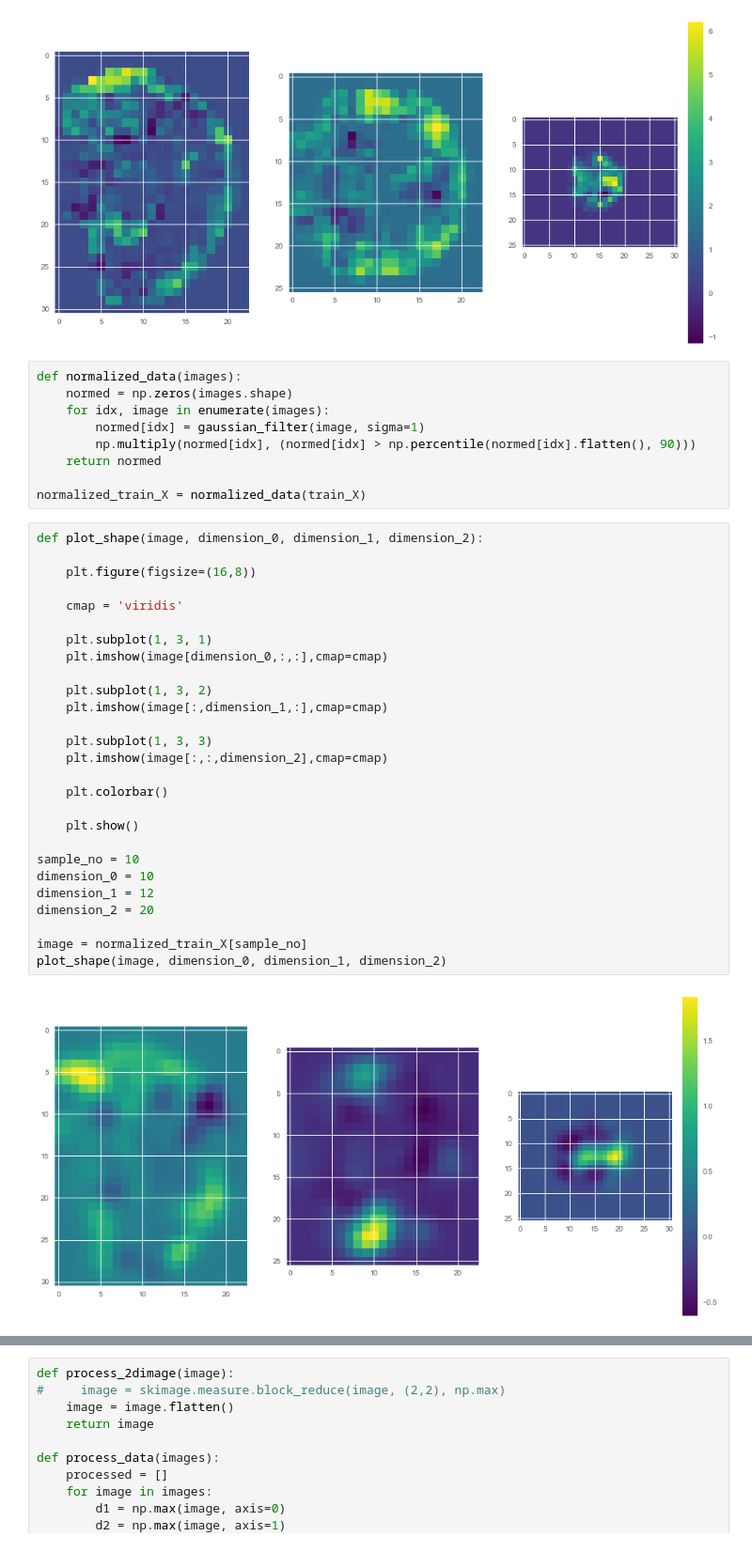
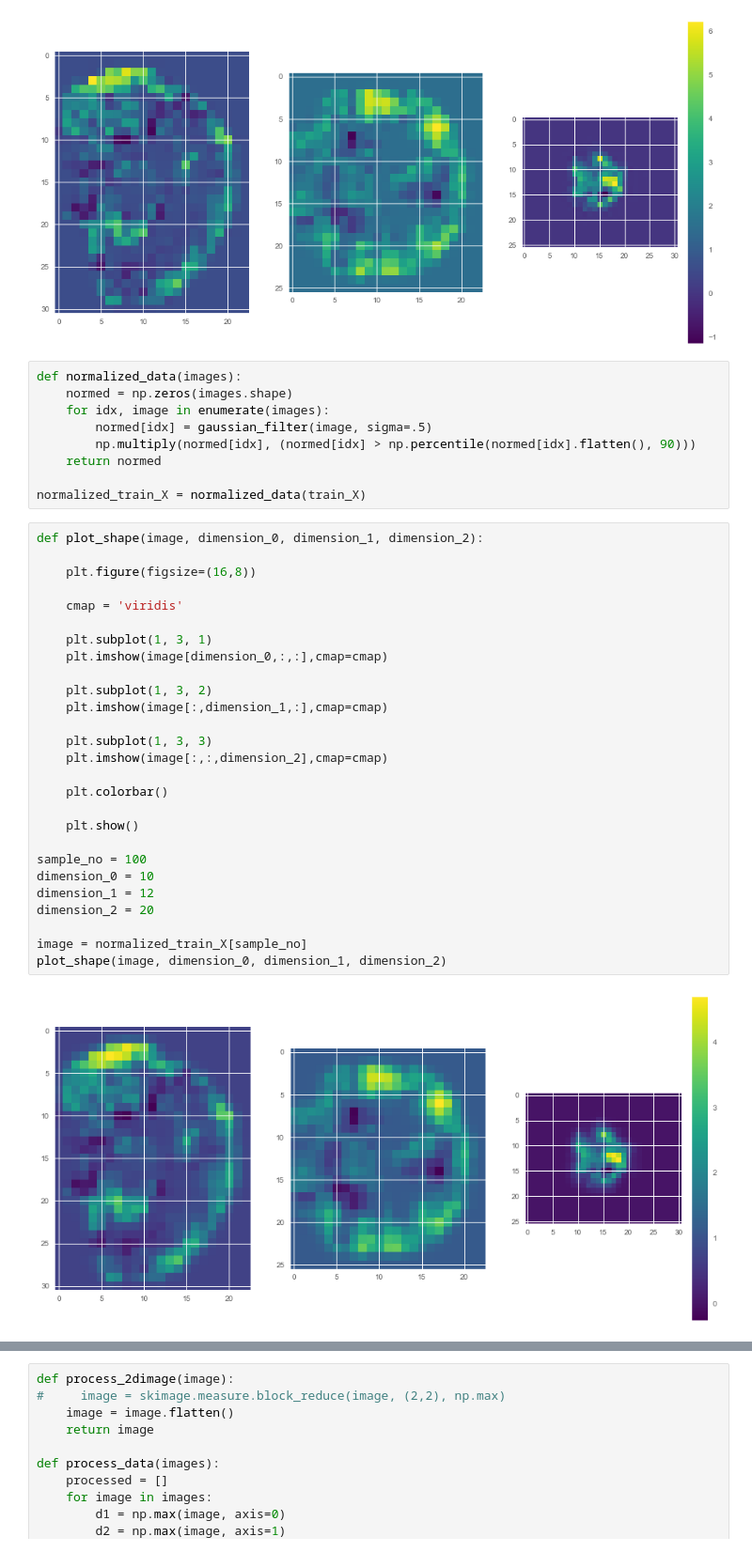
Before and after one commit to WesleyyC/fMRI-classification, a Jupyter notebook: data_preprocess_analyze/Data_Analyze_Wes.ipynb, the cells around one changed output, grey strips where cells are left out. Shown at 94% size. Cells and saved outputs as stored; diff of their text form.

```diff
--- a/data_preprocess_analyze/Data_Analyze_Wes.ipynb
+++ b/data_preprocess_analyze/Data_Analyze_Wes.ipynb
@@ -90,7 +140,7 @@ plot_shape(image, dimension_0, dimension_1, dimension_2)
 def normalized_data(images):
     normed = np.zeros(images.shape)
     for idx, image in enumerate(images):
-        normed[idx] = gaussian_filter(image, sigma=1)
+        normed[idx] = gaussian_filter(image, sigma=.5)
         np.multiply(normed[idx], (normed[idx] > np.percentile(normed[idx].flatten(), 90)))
     return normed
 
@@ -98,32 +148,32 @@ normalized_train_X = normalized_data(train_X)
 # %%
 def plot_shape(image, dimension_0, dimension_1, dimension_2):
 
     plt.figure(figsize=(16,8))
 
     cmap = 'viridis'
 
     plt.subplot(1, 3, 1)
     plt.imshow(image[dimension_0,:,:],cmap=cmap)
 
     plt.subplot(1, 3, 2)
     plt.imshow(image[:,dimension_1,:],cmap=cmap)
 
     plt.subplot(1, 3, 3)
     plt.imshow(image[:,:,dimension_2],cmap=cmap)
 
     plt.colorbar()
 
     plt.show()
 
-sample_no = 10
+sample_no = 100
 dimension_0 = 10
 dimension_1 = 12
 dimension_2 = 20
 
 image = normalized_train_X[sample_no]
 plot_shape(image, dimension_0, dimension_1, dimension_2)
 # %% [output]
-[figure, old version]
+[figure, new version]
 # %%
 sample_no = 100
 
```
Also changed, not shown: parts of 14 cells of this notebook, 2 other files.
